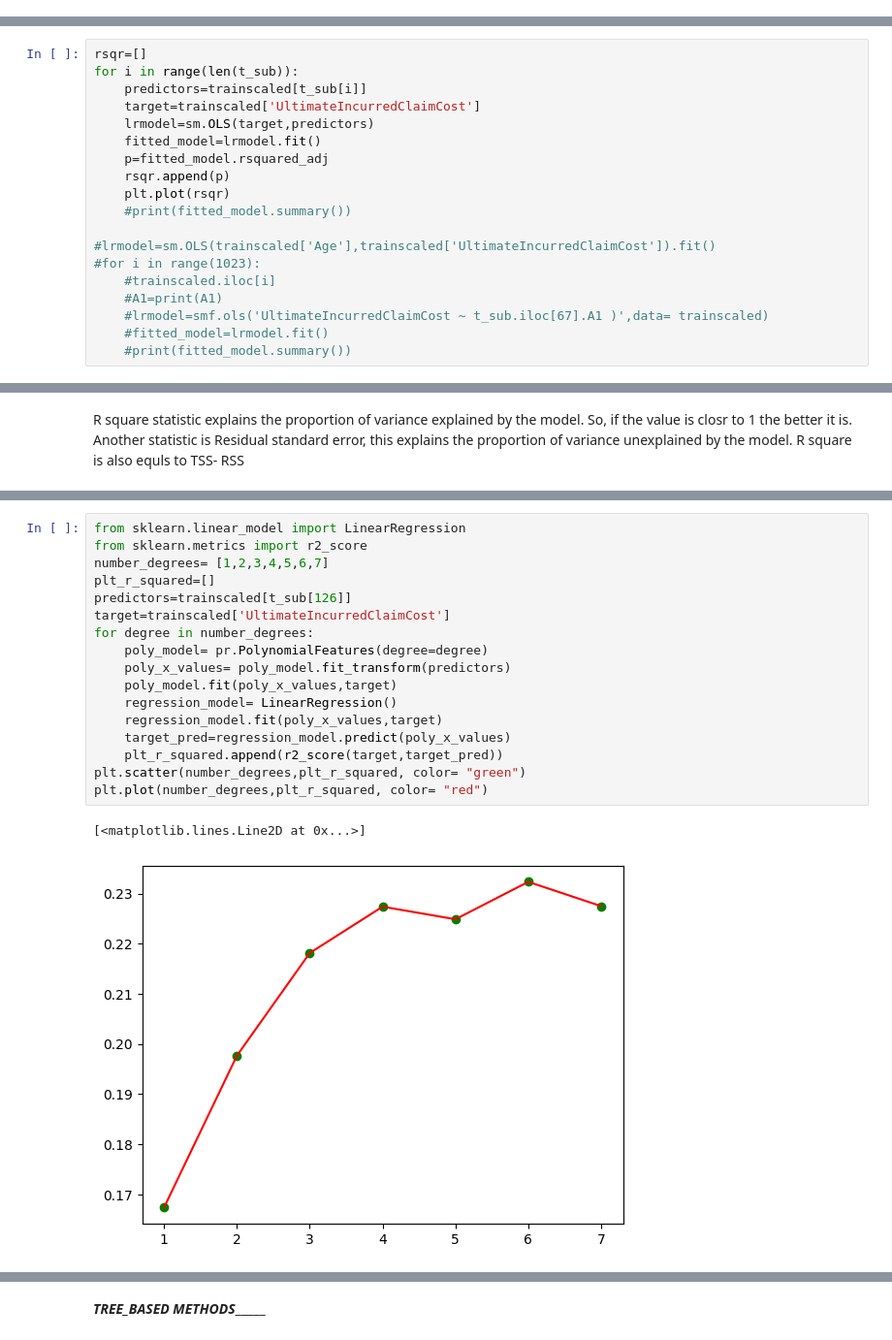
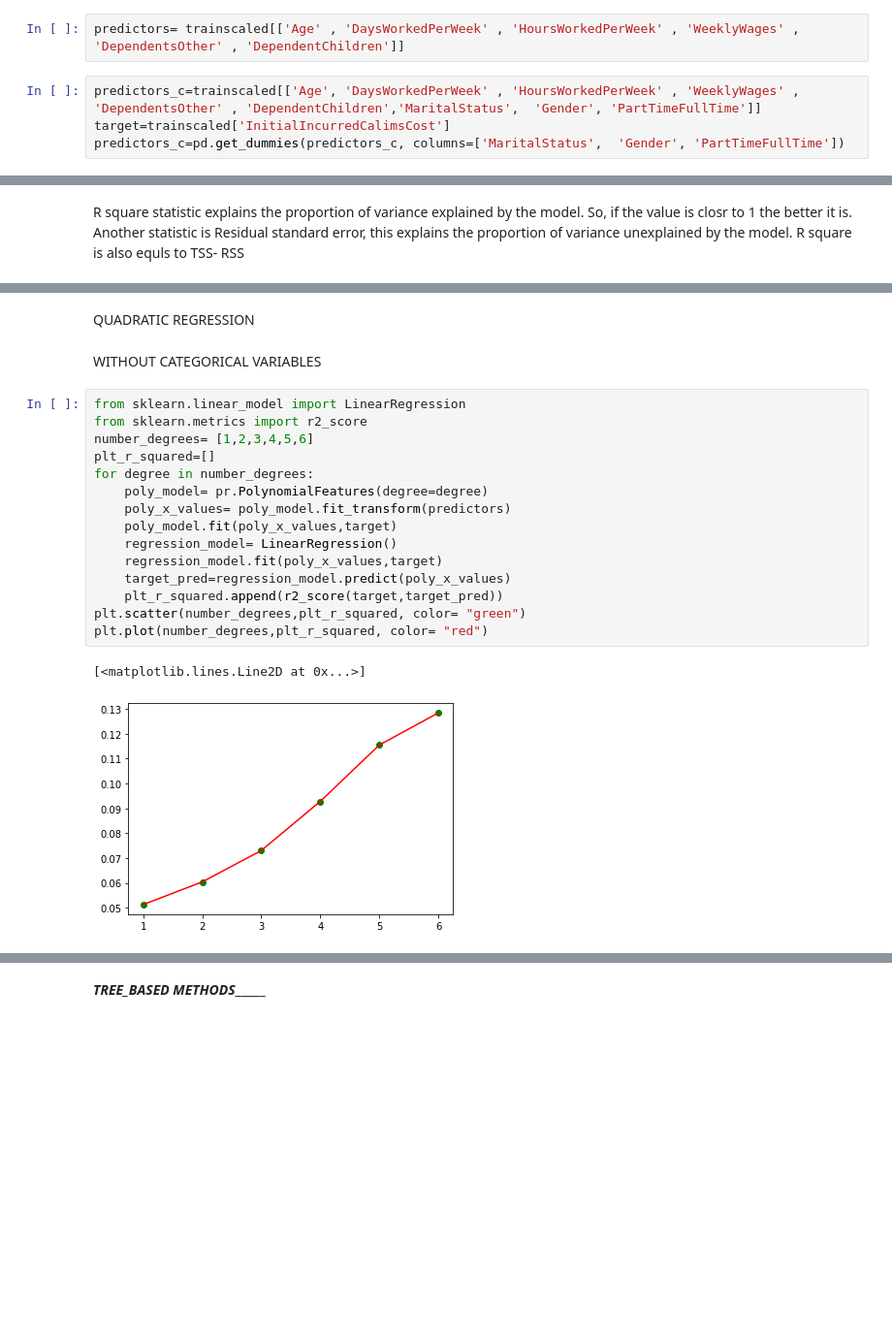
Before and after one commit to amansd78/Claim-Analysis, a Jupyter notebook: Number_Claims.ipynb, the cells around one changed output, grey strips where cells are left out. Shown: that part at 97% size. Saved outputs shown, nothing was run; the diff lists cells and outputs as text; blank space fills up the shorter version.

```diff
--- a/Number_Claims.ipynb
+++ b/Number_Claims.ipynb
@@ -179,3 +180,9 @@ UltimateIncurredClaimCost    0
 dtype: int64
 # %% [markdown]
 So this means we also have duplicates, that mean one plociholder may have claimed again
+# %%
+predictors= trainscaled[['Age' , 'DaysWorkedPerWeek' , 'HoursWorkedPerWeek' , 'WeeklyWages' , 'DependentsOther' , 'DependentChildren']]
+# %%
+predictors_c=trainscaled[['Age', 'DaysWorkedPerWeek' , 'HoursWorkedPerWeek' , 'WeeklyWages' , 'DependentsOther' , 'DependentChildren','MaritalStatus',  'Gender', 'PartTimeFullTime']]
+target=trainscaled['InitialIncurredCalimsCost']
+predictors_c=pd.get_dummies(predictors_c, columns=['MaritalStatus',  'Gender', 'PartTimeFullTime'])
@@ -230,22 +301,3 @@ t_sub=t_sub[1:128]
 #t_sub=pd.DataFrame(t_sub, columns=['A1', 'A2', 'A3', 'A4', 'A5', 'A6','A7'])
 #t_sub.fillna("na", inplace=True)
 #print(t_sub)
-# %%
-rsqr=[]
-for i in range(len(t_sub)):
-    predictors=trainscaled[t_sub[i]]
-    target=trainscaled['UltimateIncurredClaimCost']
-    lrmodel=sm.OLS(target,predictors)
-    fitted_model=lrmodel.fit()
-    p=fitted_model.rsquared_adj
-    rsqr.append(p)
-    plt.plot(rsqr)
-    #print(fitted_model.summary())
-
-#lrmodel=sm.OLS(trainscaled['Age'],trainscaled['UltimateIncurredClaimCost']).fit()
-#for i in range(1023):
-    #trainscaled.iloc[i]
-    #A1=print(A1)
-    #lrmodel=smf.ols('UltimateIncurredClaimCost ~ t_sub.iloc[67].A1 )',data= trainscaled)
-    #fitted_model=lrmodel.fit()
-    #print(fitted_model.summary())
@@ -257,20 +442,22 @@ Another statistic is Residual standard error, this explains the proportion of va
+# %% [markdown]
+QUADRATIC REGRESSION
+# %% [markdown]
+WITHOUT CATEGORICAL VARIABLES
 # %%
 from sklearn.linear_model import LinearRegression
 from sklearn.metrics import r2_score
-number_degrees= [1,2,3,4,5,6,7]
+number_degrees= [1,2,3,4,5,6]
 plt_r_squared=[]
-predictors=trainscaled[t_sub[126]]
-target=trainscaled['UltimateIncurredClaimCost']
 for degree in number_degrees:
     poly_model= pr.PolynomialFeatures(degree=degree)
     poly_x_values= poly_model.fit_transform(predictors)
     poly_model.fit(poly_x_values,target)
     regression_model= LinearRegression()
     regression_model.fit(poly_x_values,target)
     target_pred=regression_model.predict(poly_x_values)
     plt_r_squared.append(r2_score(target,target_pred))
 plt.scatter(number_degrees,plt_r_squared, color= "green")
 plt.plot(number_degrees,plt_r_squared, color= "red")
 # %% [output]
 [<matplotlib.lines.Line2D at 0x...>]
-[figure, old version]
+[figure, new version]
```
Also changed, not shown: parts of 53 cells of this notebook.
